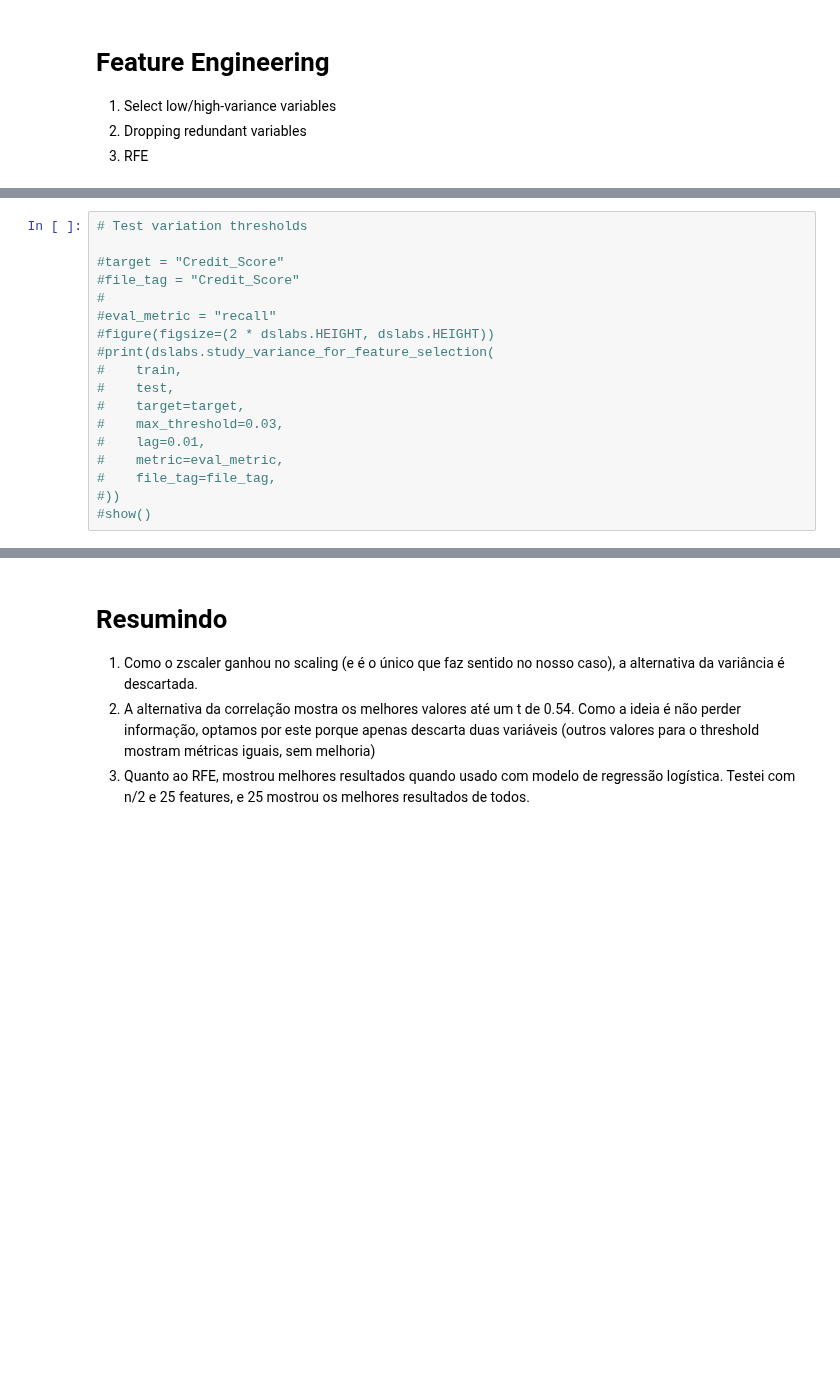
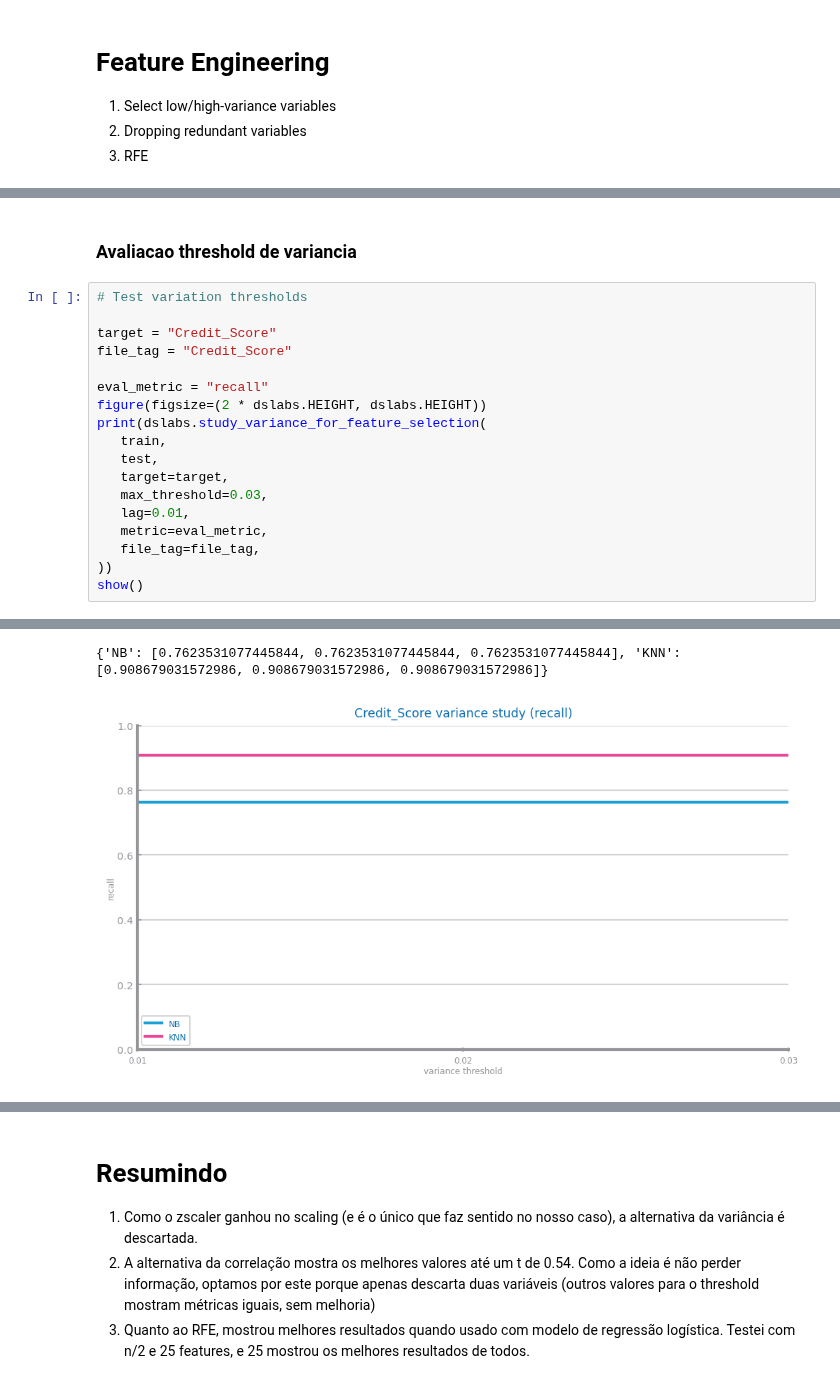
Before and after one commit to franciscoAbreuTecnico/Data-Science-IST, a Jupyter notebook: dataset_services/rubene/feature_engineering.ipynb, the cells around one changed output, grey strips where cells are left out. Cells and saved outputs as stored; diff of their text form; blank space fills up the shorter version.

```diff
--- a/dataset_services/rubene/feature_engineering.ipynb
+++ b/dataset_services/rubene/feature_engineering.ipynb
@@ -70,18 +70,21 @@ Variables to drop []
+# %% [markdown]
+### Avaliacao threshold de variancia
 # %%
 # Test variation thresholds
 
-#target = "Credit_Score"
-#file_tag = "Credit_Score"
-#
-#eval_metric = "recall"
-#figure(figsize=(2 * dslabs.HEIGHT, dslabs.HEIGHT))
-#print(dslabs.study_variance_for_feature_selection(
-#    train,
-#    test,
-#    target=target,
-#    max_threshold=0.03,
-#    lag=0.01,
-#    metric=eval_metric,
-#    file_tag=file_tag,
-#))
-#show()
+target = "Credit_Score"
+file_tag = "Credit_Score"
+
+eval_metric = "recall"
+figure(figsize=(2 * dslabs.HEIGHT, dslabs.HEIGHT))
+print(dslabs.study_variance_for_feature_selection(
+   train,
+   test,
+   target=target,
+   max_threshold=0.03,
+   lag=0.01,
+   metric=eval_metric,
+   file_tag=file_tag,
+))
+show()
+# %% [output]
@@ -87,0 +93,2 @@ Variables to drop []
+{'NB': [0.7623531077445844, 0.7623531077445844, 0.7623531077445844], 'KNN': [0.908679031572986, 0.908679031572986, 0.908679031572986]}
+[figure, added]
```
Also changed, not shown: parts of 12 cells of this notebook, 56 other files.
